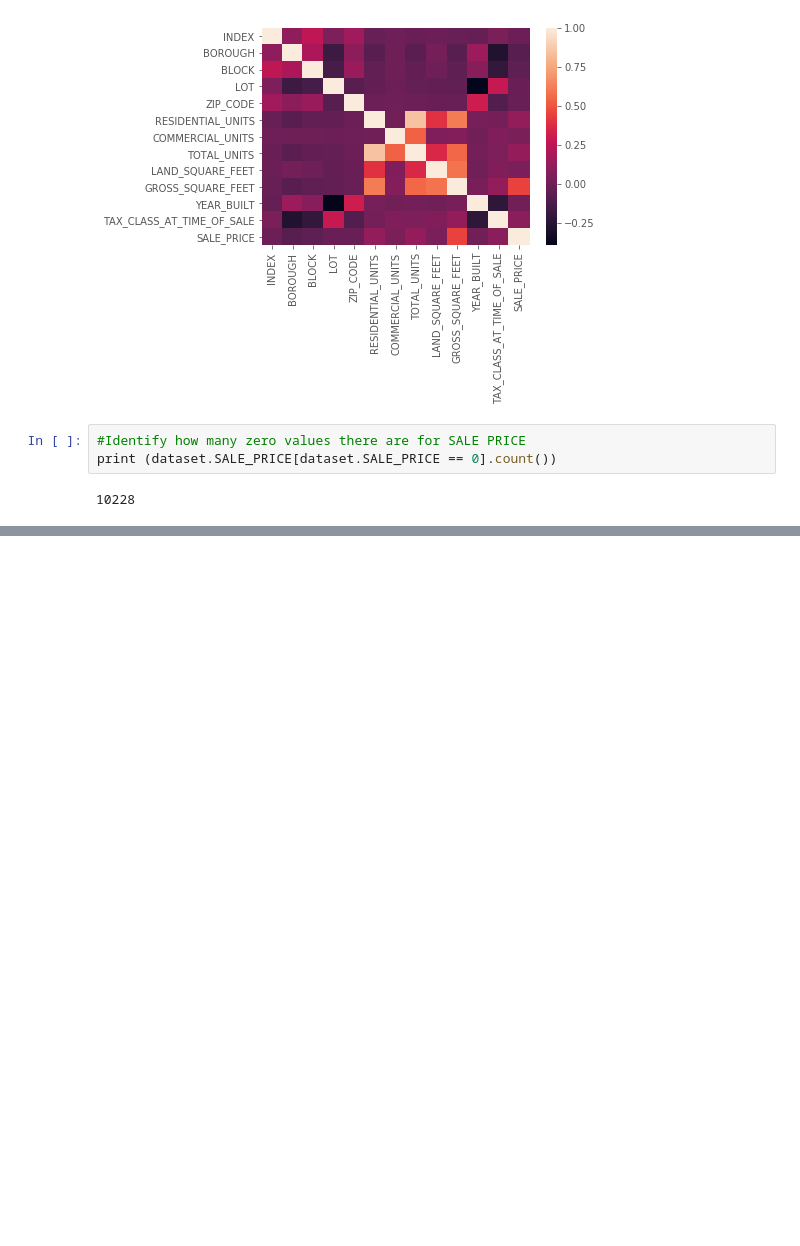
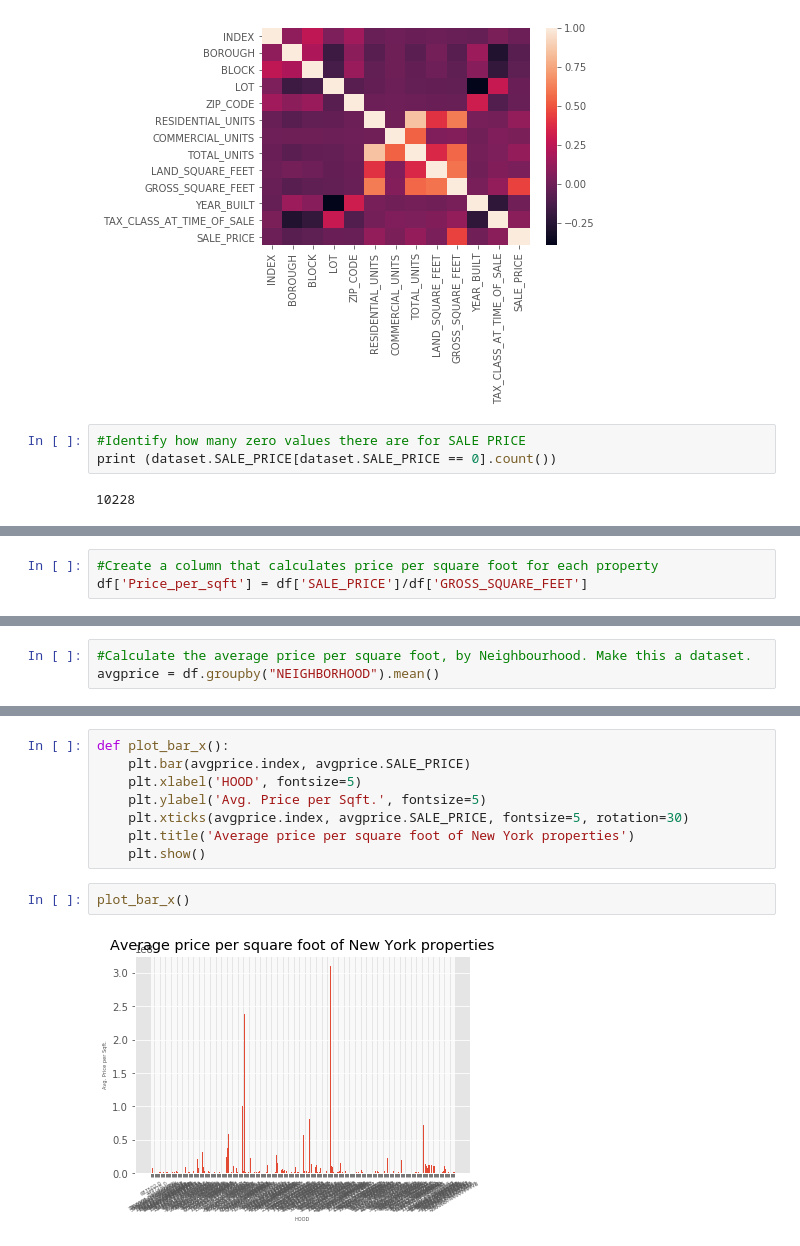
Before and after one commit to Lovem1/NEWYOIK, a Jupyter notebook: NYC Properties analysis.ipynb, the cells around one changed output, grey strips where cells are left out. Cells and saved outputs as stored; diff of their text form; blank space fills up the shorter version.

```diff
--- a/NYC Properties analysis.ipynb
+++ b/NYC Properties analysis.ipynb
@@ -283,0 +395,3 @@ print (dataset.SALE_PRICE[dataset.SALE_PRICE == 0].count())
+# %%
+#Create a column that calculates price per square foot for each property
+df['Price_per_sqft'] = df['SALE_PRICE']/df['GROSS_SQUARE_FEET']
@@ -283,0 +408,3 @@ print (dataset.SALE_PRICE[dataset.SALE_PRICE == 0].count())
+# %%
+#Calculate the average price per square foot, by Neighbourhood. Make this a dataset.
+avgprice = df.groupby("NEIGHBORHOOD").mean()
@@ -283,0 +421,12 @@ print (dataset.SALE_PRICE[dataset.SALE_PRICE == 0].count())
+# %%
+def plot_bar_x():
+    plt.bar(avgprice.index, avgprice.SALE_PRICE)
+    plt.xlabel('HOOD', fontsize=5)
+    plt.ylabel('Avg. Price per Sqft.', fontsize=5)
+    plt.xticks(avgprice.index, avgprice.SALE_PRICE, fontsize=5, rotation=30)
+    plt.title('Average price per square foot of New York properties')
+    plt.show()
+# %%
+plot_bar_x()
+# %% [output]
+[figure, added]
```
Also changed, not shown: parts of 18 cells of this notebook.
